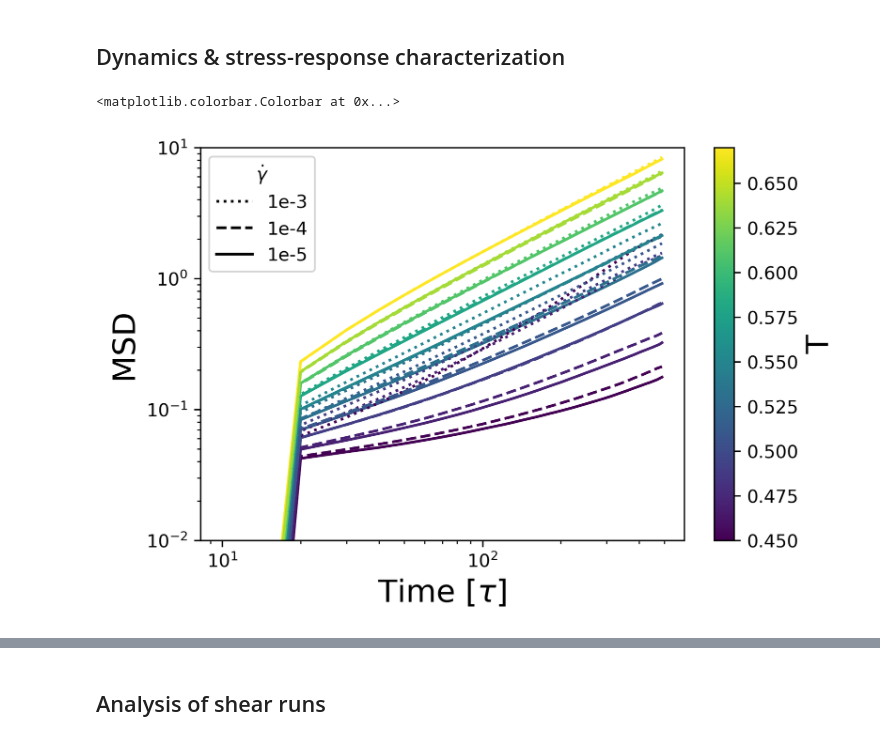
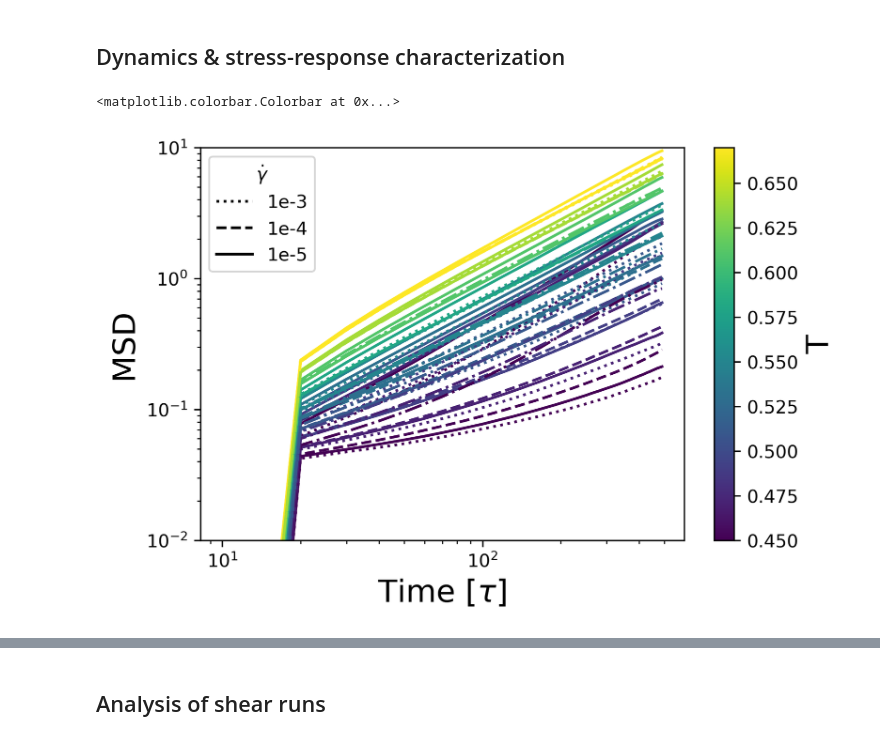
Before and after one commit to ianrgraham/monk, a Jupyter notebook: workflows/sc-states/mlj-production/111722-mlj-shear.ipynb, the cells around one changed output, grey strips where cells are left out. Saved outputs shown, nothing was run; the diff lists cells and outputs as text; code cells hidden in the pictures.

```diff
--- a/workflows/sc-states/mlj-production/111722-mlj-shear.ipynb
+++ b/workflows/sc-states/mlj-production/111722-mlj-shear.ipynb
@@ -64,7 +64,7 @@ project.doc
 cmap = cm.viridis
 norm = colors.Normalize(vmin=0.45, vmax=0.67)
 
-ls = {1e-3: ":", 1e-4: "--", 1e-5: "-"}
+ls = {2e-3: "-", 1e-3: ":", 5e-4: "-.", 2e-4: "--", 1e-4: "-", 1e-5: ":"}
 
 for idx, job in enumerate(project.find_jobs({"delta": 0.0, "replica": 0})):
     # print(idx, job.doc)
@@ -89,34 +89,34 @@ for idx, job in enumerate(project.find_jobs({"delta": 0.0, "replica": 0})):
         cube_box = freud.box.Box.cube(box0.Lx)
         prev = pos0
         image = np.zeros((len(traj[0].particles.position), 3), dtype=np.int32)
         for frame in traj[1:]:
             box = freud.box.Box.from_box(frame.configuration.box)
             new = box.make_fractional(frame.particles.position)
             image -= unit_box.get_images(new - prev)
             x = box.make_absolute(new)
             x = box.unwrap(x, image)
             x -= box.make_absolute(pos0)
             pos.append(x)
             time.append((frame.configuration.step - step0)*dt)
             prev = new
         msd.compute(pos, reset=True)
         plt.plot(time, msd.msd, color=cmap(norm(temp)), linestyle=ls[rate])
 
 lines = []
 lines.append(plt.Line2D([0], [0], color="black", linestyle=":"))
 lines.append(plt.Line2D([0], [0], color="black", linestyle="--"))
 lines.append(plt.Line2D([0], [0], color="black", linestyle="-"))
 
 plt.ylabel("MSD")
 plt.xlabel(r"Time [$\tau$]")
 plt.legend(lines, ["1e-3", "1e-4", "1e-5"], title=r"$\dot{\gamma}$")
 plt.yscale('log')
 plt.xscale('log')
 plt.ylim(1e-2, 1e1)
 plt.colorbar(cm.ScalarMappable(norm=norm, cmap=cmap), label="T")
 # %% [output]
 <matplotlib.colorbar.Colorbar at 0x...>
-[figure, old version]
+[figure, new version]
 # %%
 def sisf(pos, k=7.14):
 
```
Also changed, not shown: parts of 16 cells of this notebook, 57 other files.
